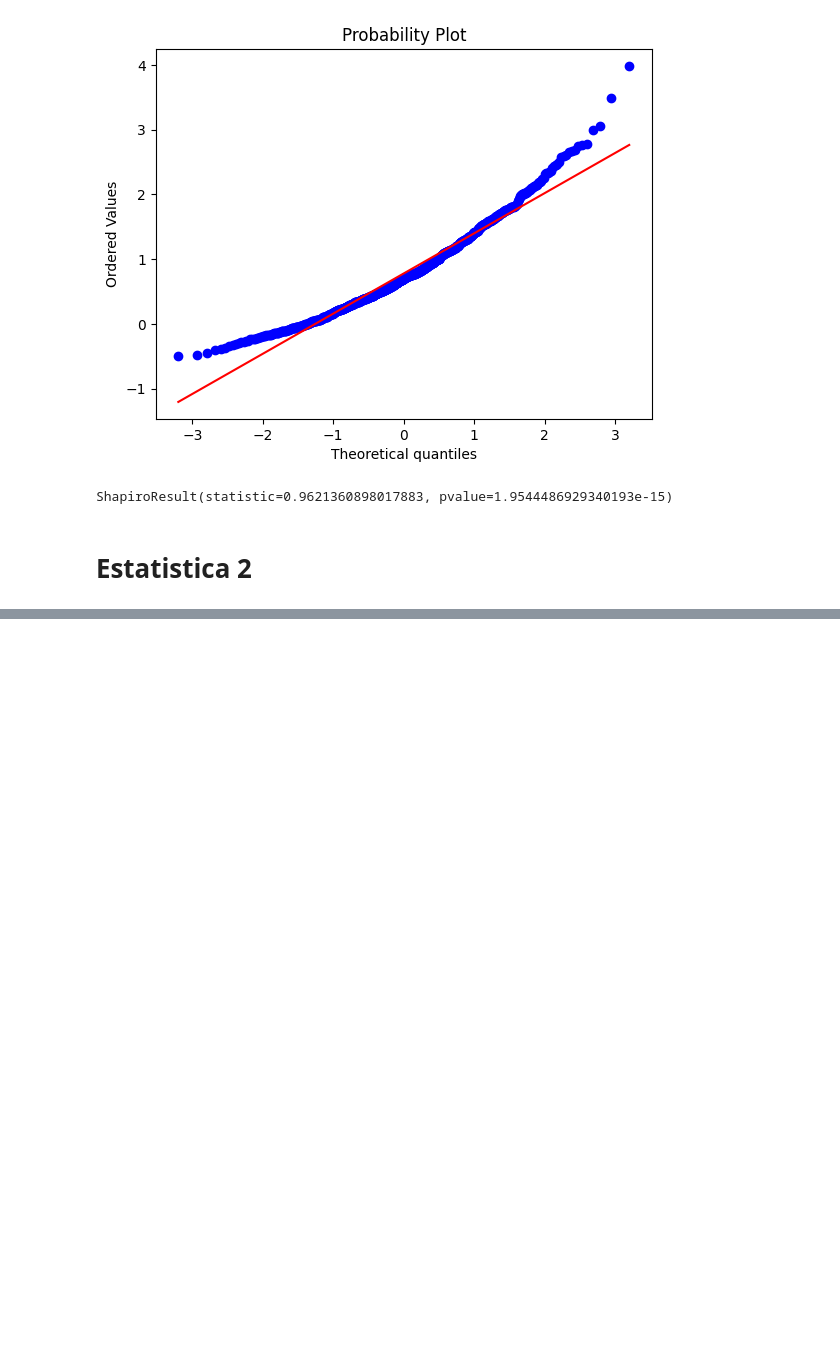
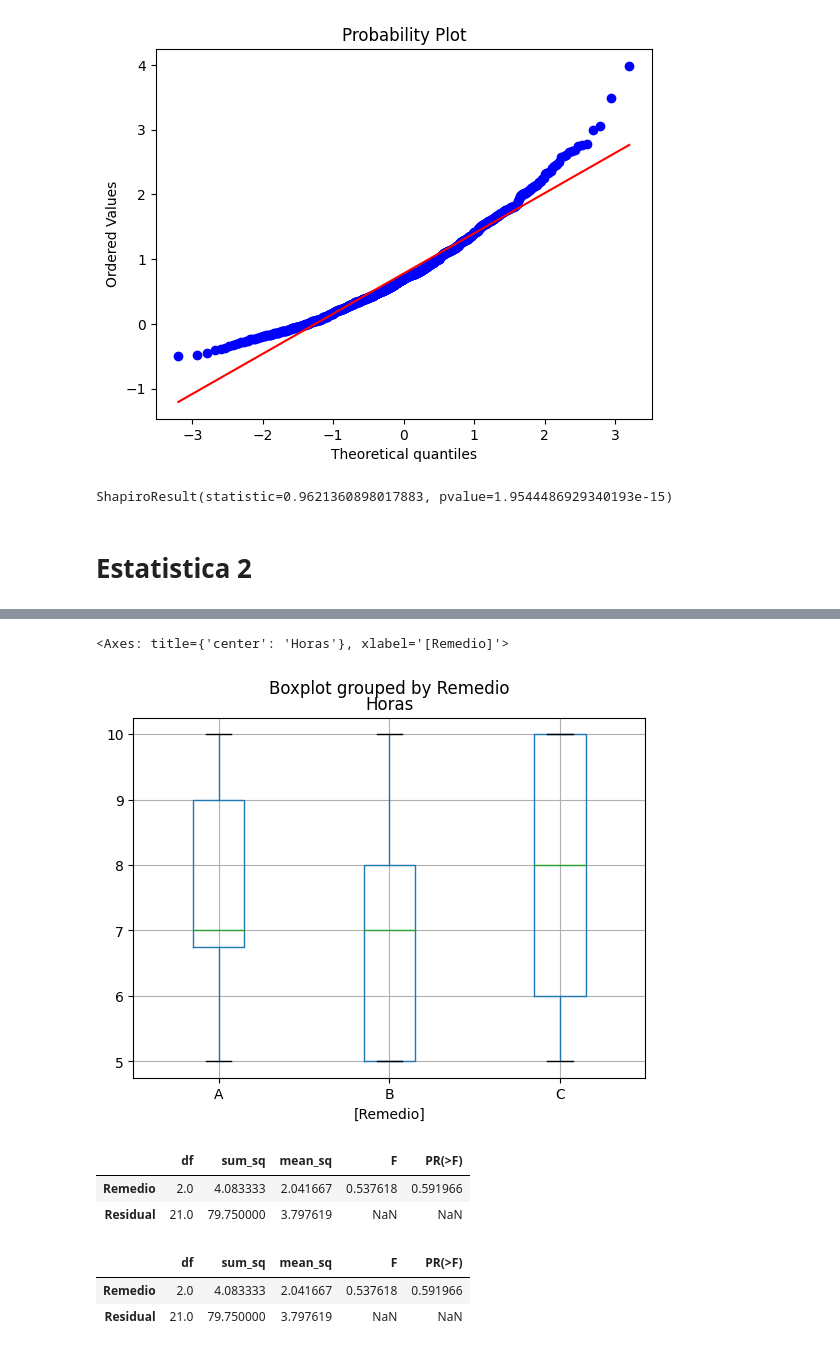
Before and after one commit to lucasgstumpf/SummaryDataScience, a Jupyter notebook: Estatistica.ipynb, the cells around one changed output, grey strips where cells are left out. Drawn from its saved outputs; the diff is of its cells as text; code cells hidden in the pictures; blank space fills up the shorter version.

```diff
--- a/Estatistica.ipynb
+++ b/Estatistica.ipynb
@@ -286,0 +389,9 @@ Para calcular por exemplo <, é necessario fazer todas as outras de forma indepe
+# %%
+import pandas as pd
+from scipy import stats
+import statsmodels.api as sm
+from statsmodels.formula.api import ols
+from statsmodels.stats.multicomp import MultiComparison
+
+tratamento = pd.read_csv('E:/Geral/CienciaDeDados/src/19.Prática em Python/dados/anova.csv', sep=';')
+tratamento
@@ -286,0 +416,22 @@ Para calcular por exemplo <, é necessario fazer todas as outras de forma indepe
+# %%
+
+tratamento.boxplot(by = "Remedio")
+# %% [output]
+<Axes: title={'center': 'Horas'}, xlabel='[Remedio]'>
+[figure, added]
+# %%
+modelo1 = ols('Horas ~ Remedio', data=tratamento).fit()
+resultado = sm.stats.anova_lm(modelo1)
+resultado
+# %% [output]
+|  | df | sum_sq | mean_sq | F | PR(>F) |
+| Remedio | 2.0 | 4.083333 | 2.041667 | 0.537618 | 0.591966 |
+| Residual | 21.0 | 79.750000 | 3.797619 | NaN | NaN |
+# %%
+modelo2 = ols('Horas ~ Remedio * Sexo', data=tratamento).fit()
+resultado2 = sm.stats.anova_lm(modelo1)
+resultado2
+# %% [output]
+|  | df | sum_sq | mean_sq | F | PR(>F) |
+| Remedio | 2.0 | 4.083333 | 2.041667 | 0.537618 | 0.591966 |
+| Residual | 21.0 | 79.750000 | 3.797619 | NaN | NaN |
```
Also changed, not shown: parts of 13 cells of this notebook.
